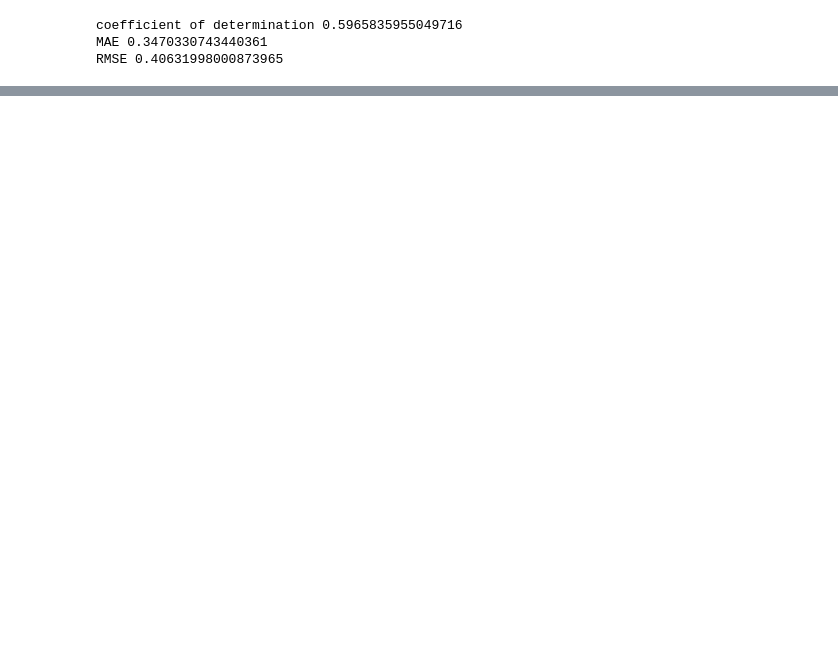
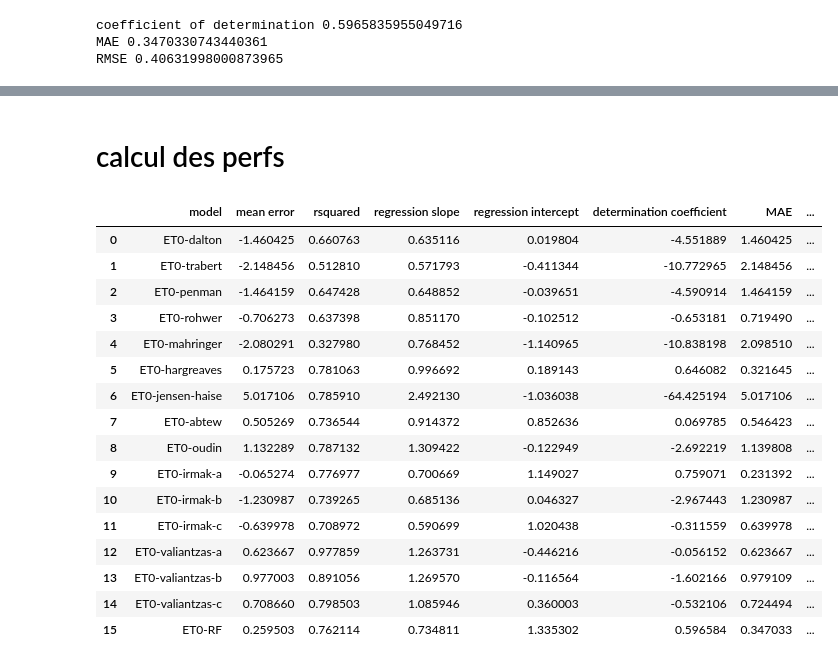
Before and after one commit to SARRA-cropmodels/RF-ET0, a Jupyter notebook: notebooks/RF-ET0.ipynb, the cells around one changed output, grey strips where cells are left out. Saved outputs shown, nothing was run; the diff lists cells and outputs as text; code cells hidden in the pictures; blank space fills up the shorter version.

Commit message:
added first version of empiric ET0 calculation methods, and performance calculation against ET0-PM

```diff
--- a/notebooks/RF-ET0.ipynb
+++ b/notebooks/RF-ET0.ipynb
@@ -103,0 +107,3 @@ RMSE 0.40631998000873965
+# %%
+# this function computes ET0 estimates using a wide variety of empiric methods described in the literature
+df_weather = calc_empiric_ET0_estimates(df_weather)
@@ -103,0 +118,75 @@ RMSE 0.40631998000873965
+# %% [markdown]
+# calcul des perfs
+# %%
+from scipy import stats
+
+results=pd.DataFrame()
+variableName=["ET0-dalton",
+              "ET0-trabert",
+              "ET0-penman",
+              "ET0-rohwer",
+              "ET0-mahringer",
+              "ET0-hargreaves",
+              "ET0-jensen-haise",
+              "ET0-abtew",
+              "ET0-oudin",
+              "ET0-irmak-a",
+              "ET0-irmak-b",
+              "ET0-irmak-c",
+              "ET0-valiantzas-a",
+              "ET0-valiantzas-b",
+              "ET0-valiantzas-c",
+              "ET0-RF"]
+
+for i in range(len(variableName)):
+    error=df_weather[variableName[i]]-df_weather["ET0-PM"]
+    squared_error=error**2
+    RMSE=np.sqrt(squared_error.mean())
+    #print("RMSE=",RMSE)
+    mean_error=error.mean()
+    #print("mean error=",mean_error)
+
+    slope, intercept, r_value, p_value, std_err = stats.linregress(df_weather.dropna()["ET0-PM"], df_weather.dropna()[variableName[i]])
+
+    correlation_matrix = df_weather[[variableName[i],"ET0-PM"]].corr()
+    correlation_xy = correlation_matrix.iloc[0,1]
+    r_squared = correlation_xy**2
+
+    r2 = r2_score(df_weather["ET0-PM"], df_weather[variableName[i]])
+    MAE = mean_absolute_error(df_weather["ET0-PM"], df_weather[variableName[i]])
+    RMSE2 = mean_squared_error(df_weather["ET0-PM"], df_weather[variableName[i]], squared=False)
+
+
+    #print("rsquared=",r_squared)
+    results.loc[i,"model"]=variableName[i]
+    results.loc[i,"mean error"]=mean_error
+    results.loc[i,"rsquared"]=r_squared
+    results.loc[i,"regression slope"]=slope
+    results.loc[i,"regression intercept"]=intercept
+    results.loc[i,"determination coefficient"]=r2
+    results.loc[i,"MAE"]=MAE
+    results.loc[i,"RMSE"]=RMSE2
+    try:
+        results.loc[i,"RRMSE"]=RMSE/(max(df_weather[variableName[i]])-min(df_weather[variableName[i]]))
+    except:
+        pass
+
+results
+# %% [output]
+|  | model | mean error | rsquared | regression slope | regression intercept | determination coefficient | MAE | ... |
+| 0 | ET0-dalton | -1.460425 | 0.660763 | 0.635116 | 0.019804 | -4.551889 | 1.460425 | ... |
+| 1 | ET0-trabert | -2.148456 | 0.512810 | 0.571793 | -0.411344 | -10.772965 | 2.148456 | ... |
+| 2 | ET0-penman | -1.464159 | 0.647428 | 0.648852 | -0.039651 | -4.590914 | 1.464159 | ... |
+| 3 | ET0-rohwer | -0.706273 | 0.637398 | 0.851170 | -0.102512 | -0.653181 | 0.719490 | ... |
+| 4 | ET0-mahringer | -2.080291 | 0.327980 | 0.768452 | -1.140965 | -10.838198 | 2.098510 | ... |
+| 5 | ET0-hargreaves | 0.175723 | 0.781063 | 0.996692 | 0.189143 | 0.646082 | 0.321645 | ... |
+| 6 | ET0-jensen-haise | 5.017106 | 0.785910 | 2.492130 | -1.036038 | -64.425194 | 5.017106 | ... |
+| 7 | ET0-abtew | 0.505269 | 0.736544 | 0.914372 | 0.852636 | 0.069785 | 0.546423 | ... |
+| 8 | ET0-oudin | 1.132289 | 0.787132 | 1.309422 | -0.122949 | -2.692219 | 1.139808 | ... |
+| 9 | ET0-irmak-a | -0.065274 | 0.776977 | 0.700669 | 1.149027 | 0.759071 | 0.231392 | ... |
+| 10 | ET0-irmak-b | -1.230987 | 0.739265 | 0.685136 | 0.046327 | -2.967443 | 1.230987 | ... |
+| 11 | ET0-irmak-c | -0.639978 | 0.708972 | 0.590699 | 1.020438 | -0.311559 | 0.639978 | ... |
+| 12 | ET0-valiantzas-a | 0.623667 | 0.977859 | 1.263731 | -0.446216 | -0.056152 | 0.623667 | ... |
+| 13 | ET0-valiantzas-b | 0.977003 | 0.891056 | 1.269570 | -0.116564 | -1.602166 | 0.979109 | ... |
+| 14 | ET0-valiantzas-c | 0.708660 | 0.798503 | 1.085946 | 0.360003 | -0.532106 | 0.724494 | ... |
+| 15 | ET0-RF | 0.259503 | 0.762114 | 0.734811 | 1.335302 | 0.596584 | 0.347033 | ... |
```
Also changed, not shown: parts of 5 cells of this notebook, 3 other files.
